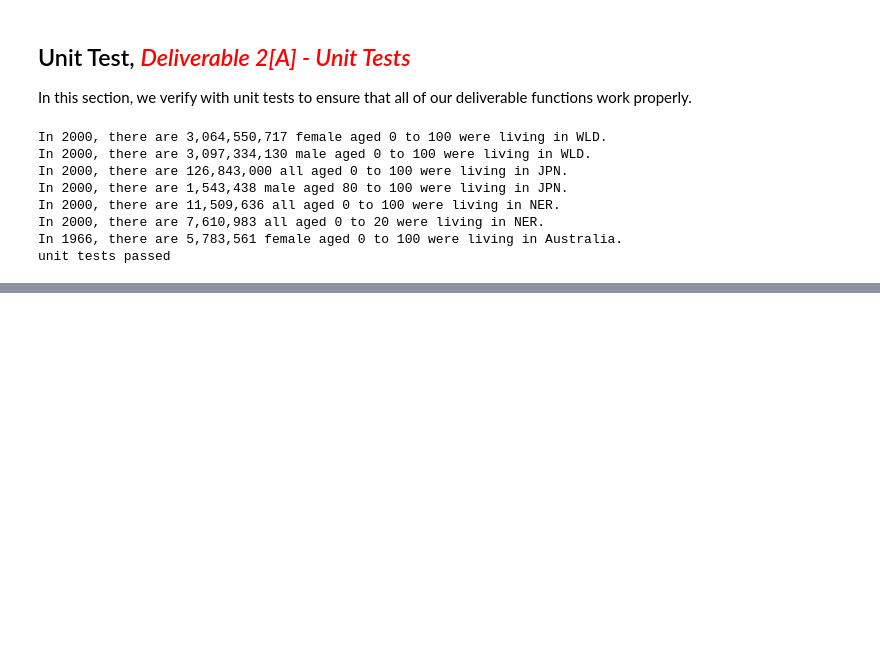
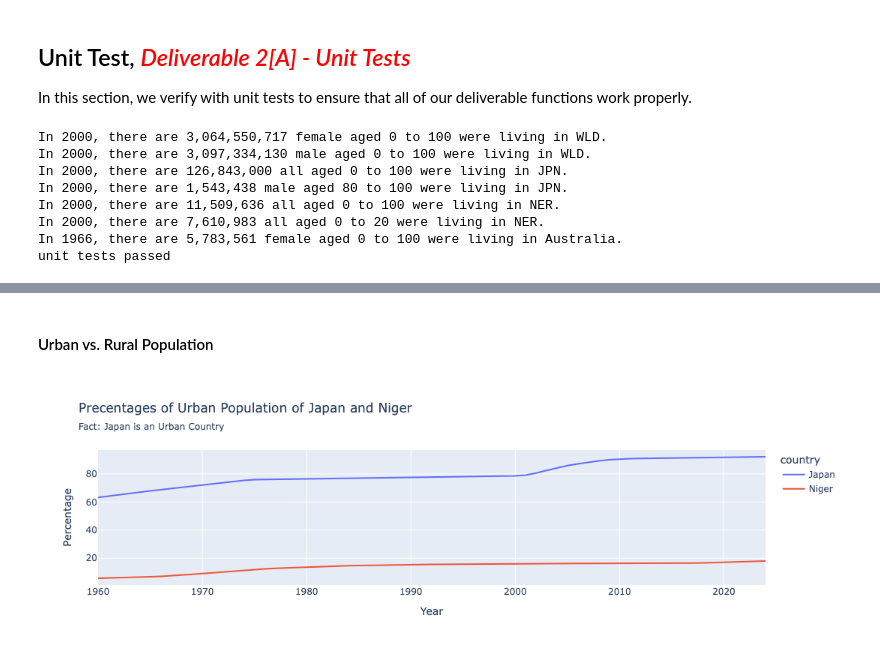
Before and after one commit to nataliee8/EEP-153-Project-1, a Jupyter notebook: proj1_notebook.ipynb, the cells around one changed output, grey strips where cells are left out. Saved outputs shown, nothing was run; the diff lists cells and outputs as text; code cells hidden in the pictures; blank space fills up the shorter version.

```diff
--- a/proj1_notebook.ipynb
+++ b/proj1_notebook.ipynb
@@ -165,0 +224,15 @@ unit tests passed
+# %% [markdown]
+#### Urban vs. Rural Population
+# %%
+# Urban Population
+variable_labels = {"SP.URB.TOTL.IN.ZS":"Precentages of Urban Population"}
+df = wbdata.get_dataframe(variable_labels, country = countries, parse_dates=True).squeeze()
+
+df = df.unstack('country')
+df = df.sort_index()
+
+df.plot(title="Precentages of Urban Population of Japan and Niger",
+        subtitle="Fact: Japan is an Urban Country",
+                       labels=dict(value="Percentage",date='Year'))
+# %% [output]
+[figure, added]
```
Also changed, not shown: parts of 12 cells of this notebook.
